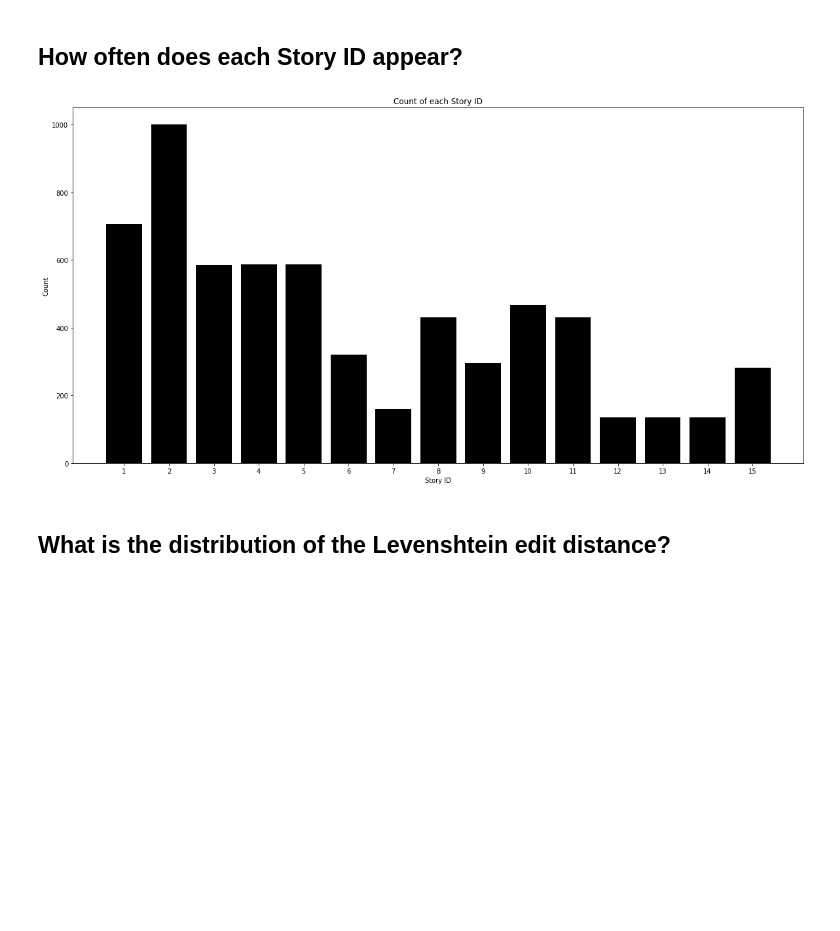
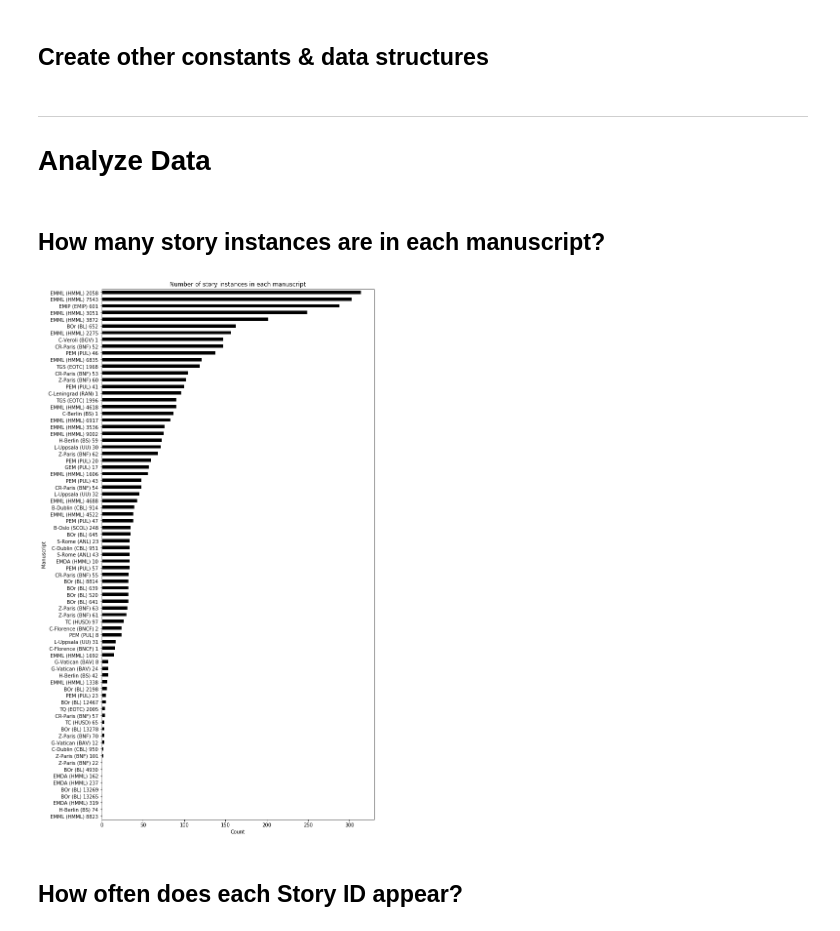
Before and after one commit to kmcelwee/pemm-jupyter, a Jupyter notebook: Research Manuscript Order.ipynb, the cells around one changed output. Drawn from its saved outputs; the diff is of its cells as text; code cells hidden in the pictures; blank space fills up the shorter version.

```diff
--- a/Research Manuscript Order.ipynb
+++ b/Research Manuscript Order.ipynb
@@ -42,0 +27,2 @@ N = max(unique_ids)
+# %%
+DATA_DIR = 'pemm-data/data/'
@@ -42,0 +33,6 @@ N = max(unique_ids)
+# %%
+df_s = pd.read_csv(DATA_DIR + 'story_instance.csv')
+print(f'Original number of rows: {df_s.shape[0]}')
+df_s = df_s[['Manuscript', 'Canonical Story ID', 'Miracle Number', 'Canonical Story Title']]
+df_s = df_s.dropna()
+print(f'New number of rows after NaNs dropped: {df_s.shape[0]}')
@@ -42,0 +46,9 @@ N = max(unique_ids)
+# %%
+# create an integer ID that is easier than Canonical Story ID to sort and parse
+sorted_strings = sorted(df_s['Canonical Story ID'].unique().tolist())
+sorted_ints = sorted(sorted_strings, key=lambda x: int(x.split('-')[0]) if 'L' not in x else 600)
+int_id_mapper = {s: i for i, s in enumerate(sorted_ints)}
+reverse_id_mapper = {s: i for i, s in int_id_mapper.items()}
+
+df_s['Integer ID'] = df_s['Canonical Story ID'].apply(lambda x: int_id_mapper[x]).astype('int64')
+df_s.sample(5)
@@ -42,0 +83,2 @@ N = max(unique_ids)
+# %% [markdown]
+## Create other constants & data structures
@@ -43,16 +92,21 @@ N = max(unique_ids)
+# %% [markdown]
+---
+# Analyze Data
+# %% [markdown]
+## How many story instances are in each manuscript?
+# %%
+ax = (
+    df_s.groupby('Manuscript')['Integer ID']
+        .count()
+        .sort_values()
+        .plot(kind='barh', figsize=(10, 20), color='k')
+)
+
+ax.set_title('Number of story instances in each manuscript')
+ax.set_ylabel('Manuscript')
+ax.set_xlabel('Count')
+None
+# %% [output]
+[figure, added]
 # %% [markdown]
 ## How often does each Story ID appear?
-# %%
-counts = {x: all_ids.count(x) for x in set(all_ids)}
-
-plt.figure(figsize=(20, 10))
-plt.bar(counts.keys(), height=counts.values(), color="k")
-plt.xticks(range(1, N+1))
-plt.ylabel('Count')
-plt.xlabel('Story ID')
-plt.title('Count of each Story ID')
-None
-# %% [output]
-[figure, removed]
-# %% [markdown]
-## What is the distribution of the Levenshtein edit distance?
```
Also changed, not shown: parts of 35 cells of this notebook.
